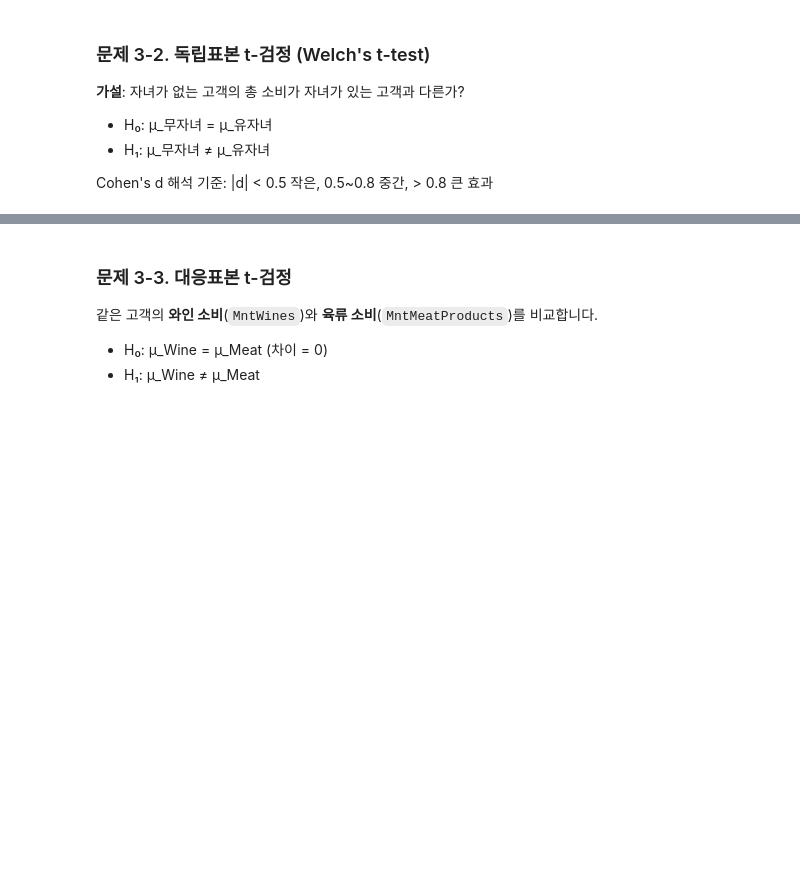
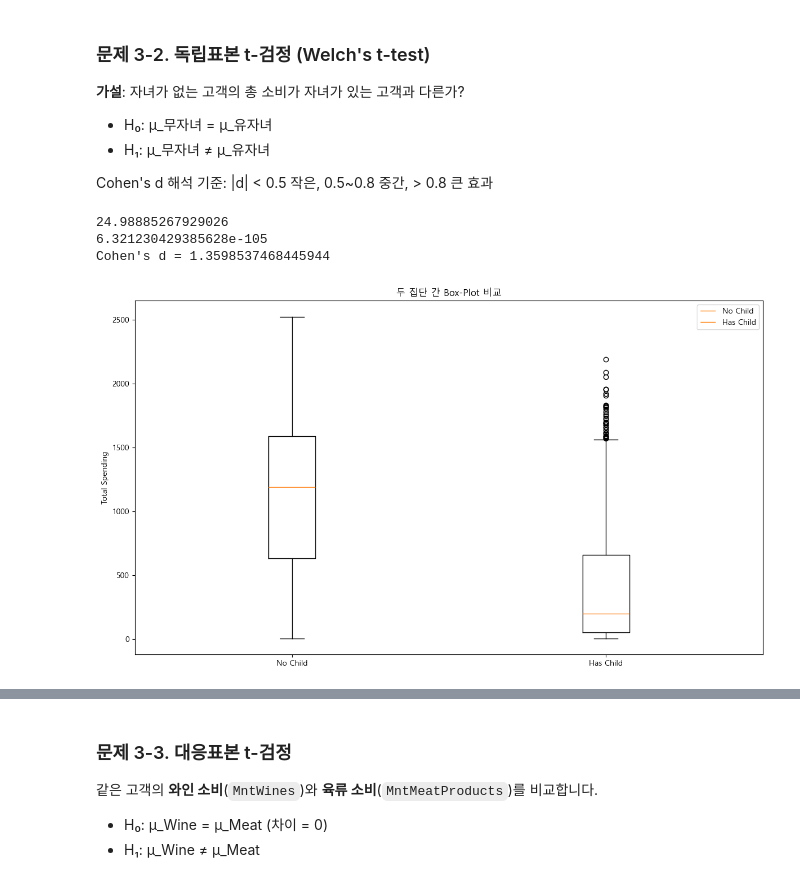
Before and after one commit to sparta-data11-statistics-practice/practice-01-descriptive-statistics-Heesang01, a Jupyter notebook: practice_comprehensive.ipynb, the cells around one changed output, grey strips where cells are left out. Cells and saved outputs as stored; diff of their text form; code cells hidden in the pictures; blank space fills up the shorter version.

```diff
--- a/practice_comprehensive.ipynb
+++ b/practice_comprehensive.ipynb
@@ -641,5 +757,33 @@ no_child = df[~df['Has_Children']]['Total_Spending']
 yes_child = df[df['Has_Children']]['Total_Spending']
 
 # TODO 3-2: Welch's t-검정 수행 + Cohen's d 계산 + 결과 출력
+# Welch's t-검정
+t_stat, p_value = stats.ttest_ind(no_child, yes_child, equal_var=False)
+print(t_stat)
+print(p_value)
+
+# Cohen's d 계산
+n1 = len(no_child)
+n2 = len(yes_child)
+var1 = np.var(no_child, ddof=1)
+var2 = np.var(yes_child, ddof=1)
+s_pooled = np.sqrt(((n1-1)*var1 + (n2-1)*var2)/(n1+n2-2))
+cal_d = abs(np.mean(no_child) - np.mean(yes_child))/s_pooled
+
+print(f"Cohen's d = {cal_d}")
+# %% [output]
+24.98885267929026
+6.321230429385628e-105
+Cohen's d = 1.3598537468445944
 # %%
 # TODO 3-2(c): 박스플롯 비교 시각화
+plt.figure(figsize=(12,7))
+plt.boxplot([no_child, yes_child], label=['No Child', 'Has Child'])
+plt.xticks([1,2], ['No Child', 'Has Child'])
+plt.ylabel('Total Spending')
+plt.title('두 집단 간 Box-Plot 비교')
+plt.legend()
+plt.tight_layout()
+plt.show()
+# %% [output]
+[figure, added]
```
Also changed, not shown: parts of 14 cells of this notebook, 1 other file.
